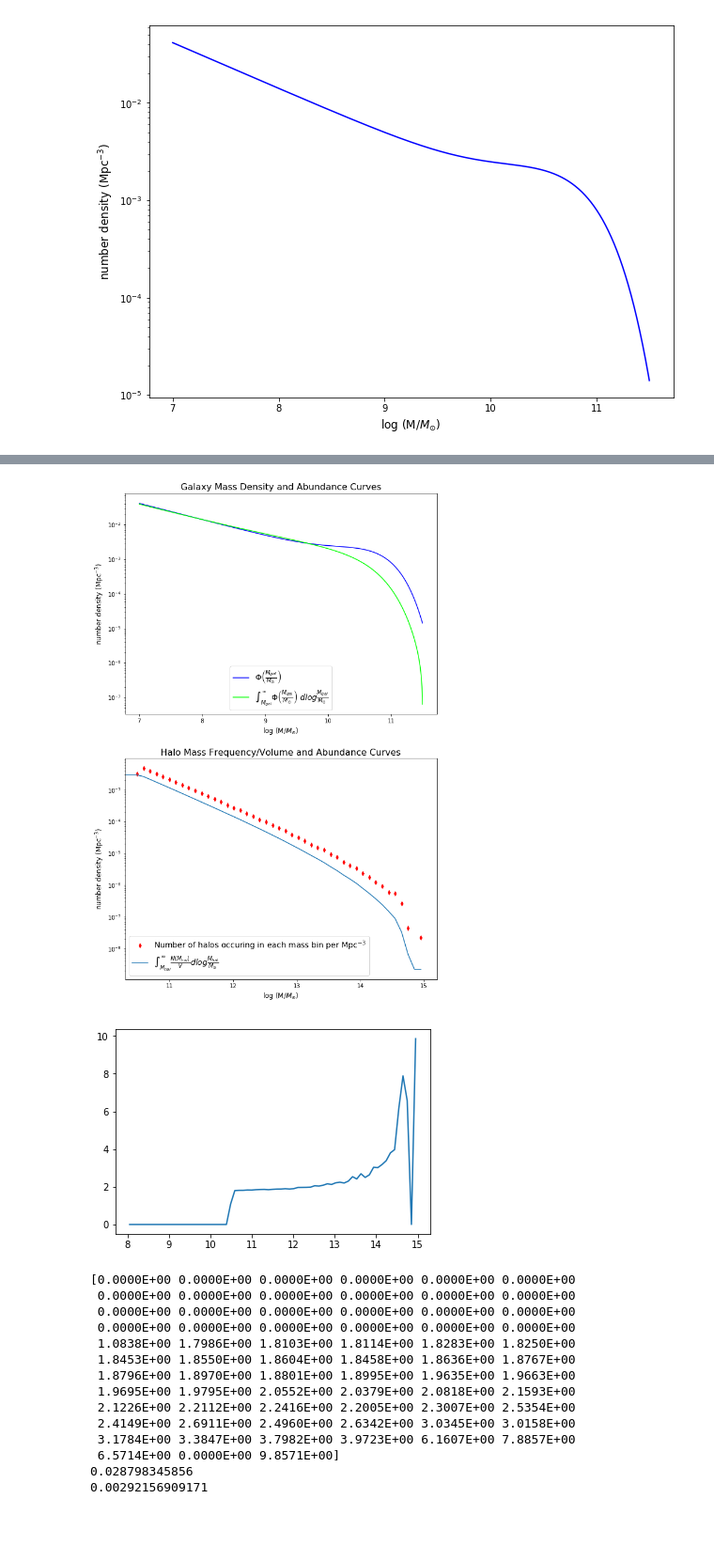
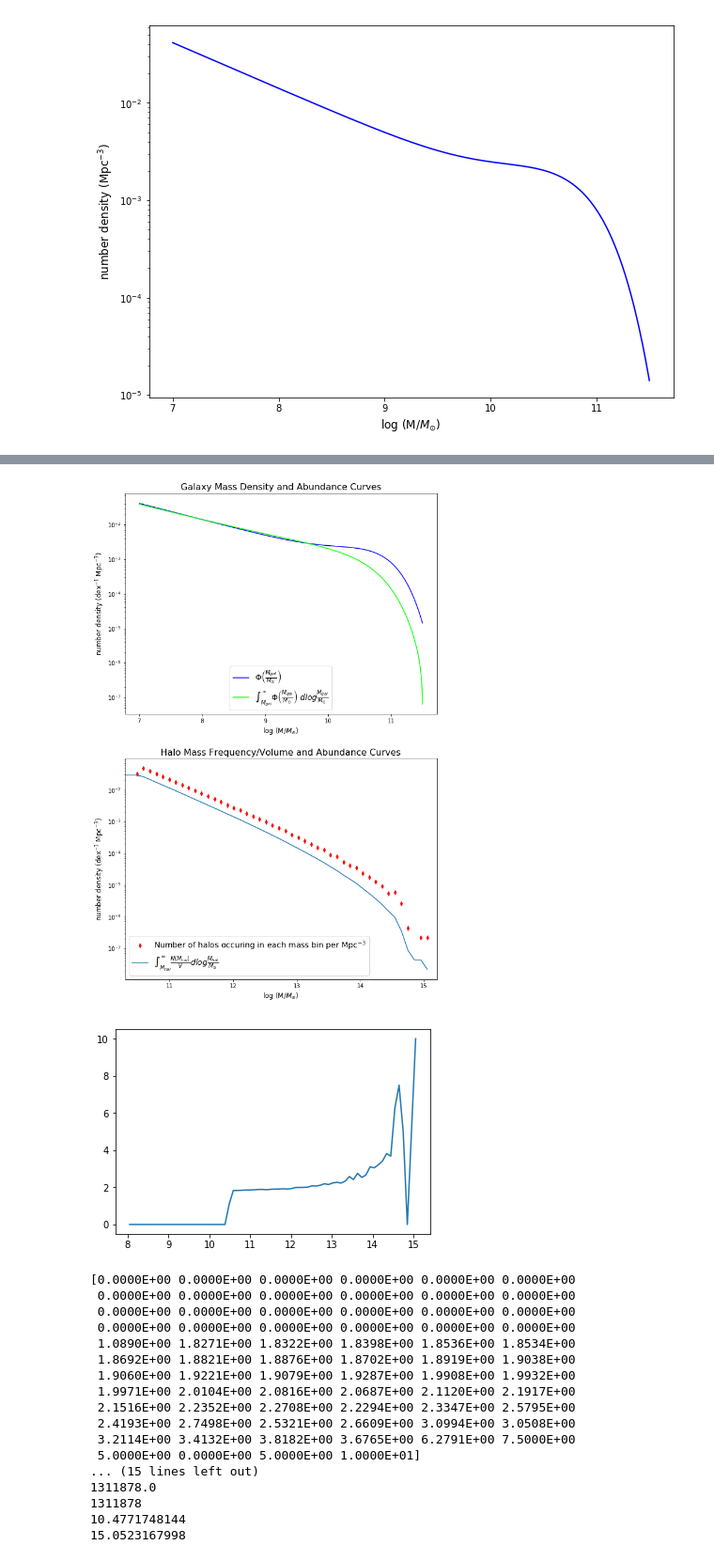
Before and after one commit to patricks1/Tinker, a Jupyter notebook: schechter.ipynb, the cells around one changed output, grey strips where cells are left out. Shown at 94% size. Cells and saved outputs as stored; diff of their text form; code cells hidden in the pictures; blank space fills up the shorter version.

```diff
--- a/schechter.ipynb
+++ b/schechter.ipynb
@@ -38,8 +44,12 @@ plt.show()
 # %% [output]
 [figure]
 # %%
-bins=np.logspace(8,15,(15.-8.)/0.1)
-logbins=np.log10(bins)
+#BINNING AND PLOTTING HALO MASS DENSITIES
+
+binsize=0.1 #Bin size is 0.1 dex
+#Creating the bins, which span from 8 dex to 15 dex:
+bins=np.logspace(8,15.1,(15.1-8.)/binsize+1) #non-exponential bins
+logbins=np.log10(bins) #bins in dex units
 
 fig=plt.figure(figsize=(10,25))
 
@@ -51,7 +61,8 @@ halomassplot.set_ylabel('number density (pure count)',fontsize=12)
 halomassplot.set_xlabel('$M_{hal}/M_{\odot}$',fontsize=12)
 halomassplot.set_title('Halo Mass Histogram',fontsize=15)
 
-halofreq=halofreq/(250./0.7)**3. #frequency per cubic megaparsec
+#Frequency per cubic Megaparsec (diving by bin size to make the function independent of binsize):
+halofreq=halofreq/(250./0.7)**3./binsize
 midbins = (binsout[1:]+binsout[:-1])/2.
 logmidbins=np.log10(midbins)
 
@@ -59,9 +70,15 @@ dotplot=fig.add_subplot(3,1,2)
 dotplot.plot(midbins,halofreq,'rd',markersize=5)
 dotplot.set_xscale('log')
 dotplot.set_yscale('log')
-dotplot.set_ylabel('number density ($Mpc^{-3}$)',fontsize=12)
+dotplot.set_ylabel('number density (dex$^{-1}$ Mpc$^{-3}$)',fontsize=12)
 dotplot.set_xlabel('$M_{hal}/M_{\odot}$',fontsize=12)
 dotplot.set_title('Halo Mass Frequency (per Bolshoi simulation volume)',fontsize=15)
 
 plt.show()
+
+##
+print np.log10(bins)
+print (2.-1.)/0.1
+print np.log10(np.logspace(1.,2.,(2.-1.)/binsize+1))
+##
 # %% [output]
@@ -118,56 +150,73 @@ galaxymassplt=fig.add_subplot(2,1,1)
 #Replot the galaxy mass density function created earlier
 galaxymassplt.semilogy(logmratio,phi,'b-',
                       label='$\\Phi \\left(\\frac{M_{gal}}{M_{\\odot}} \\right)$')
-galaxymassplt.set_ylabel('number density (Mpc$^{-3}$)',fontsize=12)
+galaxymassplt.set_ylabel('number density (dex$^{-1}$ Mpc$^{-3}$)',fontsize=12)
 galaxymassplt.set_xlabel('log (M/$M_{\odot}$)',fontsize=12)
 #Plot the area under the galaxy mass density function according to the integral from M_gal to inf
 galaxymassplt.semilogy(revlogmratio,galaxyarea,color=(0,1,0),
                        label='$\\int_{M_{gal}}^{\\infty}\\Phi \\left(\\frac{M_{gal}}{M_{\\odot}} \\right)\;'
                        'dlog\\frac{M_{gal}}{M_{\\odot}}$')
 galaxymassplt.legend(fontsize=14,loc='lower center')
 galaxymassplt.set_title('Galaxy Mass Density and Abundance Curves',fontsize=16)
 
 #CREATE THE ABUNDANCE CURVE FOR HALO MASS
-revhalofreq = np.flip(halofreq,0) #reverse the halo frequency array so I can calculate the area as the integral from M_hal to inf
-revlogmidbins = np.flip(logmidbins,0) #reverse the logmidbins array so I can plot the area later in the code
-dx_hal=(logbins.max()-logbins.min())/(len(logbins)-1)
+#reverse the halo frequency array so I can calculate the area as the integral
+#from M_hal to infinity:
+revhalofreq = np.flip(halofreq,0)
+#reverse the logmidbins array so I can plot the area later in the code:
+revlogmidbins = np.flip(logmidbins,0)
+#Create an array of the sum of all frequencies/Mpc^3 from M_hal to infinity, using revhalofreq, which
+#starts from the most massive halos and progresses to the least massive halos:
 sumdy_hal=np.array([revhalofreq[:i].sum() for i in np.arange(1,len(revhalofreq)+1,1)])
-haloarea=sumdy_hal*dx_hal
+#midpoint approximation of the the curve of integral of all HO frequencies/Mpc^3 from M_hal to
+#infinity:
+haloarea=sumdy_hal*binsize
 
 haloabundanceplt=fig.add_subplot(2,1,2)
 haloabundanceplt.semilogy(logmidbins,halofreq,'rd',markersize=5,label='Number of halos occuring in each mass bin per Mpc$^{-3}$')
 haloabundanceplt.semilogy(revlogmidbins,haloarea,label='$\\int_{M_{hal}}^{\infty}\\frac{N(M_{hal})}{V}dlog\\frac{M_{hal}}{M_{\odot}}$')
 haloabundanceplt.set_xlabel('log (M/$M_{\odot}$)',fontsize=12)
-haloabundanceplt.set_ylabel('number density (Mpc$^{-3}$)',fontsize=12)
+haloabundanceplt.set_ylabel('number density (dex$^{-1}$ Mpc$^{-3}$)',fontsize=12)
 haloabundanceplt.legend(fontsize=14)
 haloabundanceplt.set_title('Halo Mass Frequency/Volume and Abundance Curves',fontsize=16)
 haloabundanceplt.set_xlim(10.3,15.2)
 
 plt.savefig('Abundance Curves.png')
 plt.show()
 
+##DEBUGGING
 revhaloarea=np.flip(haloarea,0)
 plt.plot(logmidbins,halofreq/revhaloarea)
 plt.show()
 
 arr=halofreq/revhaloarea
 print arr
-print halomass.size/(250./0.7)**3.
+print''
+print halomass.size/(250./0.7)**3. #This is a test. With a bin that captures all the halos, this output is the number density of all halos in the universe per Megaparsec per dex.
 print np.max(haloarea)
+print haloarea*(250./0.7)**3.
+print np.max(haloarea*(250./0.7)**3.)
+print halomass.size
+print np.log10(np.min(halomass))
+print np.log10(np.max(halomass))
+##END DEBUGGING
 # %% [output]
-[figure, old version]
+[figure, new version]
-[figure, old version]
+[figure, new version]
 [0.0000E+00 0.0000E+00 0.0000E+00 0.0000E+00 0.0000E+00 0.0000E+00
  0.0000E+00 0.0000E+00 0.0000E+00 0.0000E+00 0.0000E+00 0.0000E+00
  0.0000E+00 0.0000E+00 0.0000E+00 0.0000E+00 0.0000E+00 0.0000E+00
  0.0000E+00 0.0000E+00 0.0000E+00 0.0000E+00 0.0000E+00 0.0000E+00
- 1.0838E+00 1.7986E+00 1.8103E+00 1.8114E+00 1.8283E+00 1.8250E+00
- 1.8453E+00 1.8550E+00 1.8604E+00 1.8458E+00 1.8636E+00 1.8767E+00
- 1.8796E+00 1.8970E+00 1.8801E+00 1.8995E+00 1.9635E+00 1.9663E+00
- 1.9695E+00 1.9795E+00 2.0552E+00 2.0379E+00 2.0818E+00 2.1593E+00
- 2.1226E+00 2.2112E+00 2.2416E+00 2.2005E+00 2.3007E+00 2.5354E+00
- 2.4149E+00 2.6911E+00 2.4960E+00 2.6342E+00 3.0345E+00 3.0158E+00
- 3.1784E+00 3.3847E+00 3.7982E+00 3.9723E+00 6.1607E+00 7.8857E+00
- 6.5714E+00 0.0000E+00 9.8571E+00]
-0.028798345856
-0.00292156909171
+ 1.0890E+00 1.8271E+00 1.8322E+00 1.8398E+00 1.8536E+00 1.8534E+00
+ 1.8692E+00 1.8821E+00 1.8876E+00 1.8702E+00 1.8919E+00 1.9038E+00
+ 1.9060E+00 1.9221E+00 1.9079E+00 1.9287E+00 1.9908E+00 1.9932E+00
+ 1.9971E+00 2.0104E+00 2.0816E+00 2.0687E+00 2.1120E+00 2.1917E+00
+ 2.1516E+00 2.2352E+00 2.2708E+00 2.2294E+00 2.3347E+00 2.5795E+00
+ 2.4193E+00 2.7498E+00 2.5321E+00 2.6609E+00 3.0994E+00 3.0508E+00
+ 3.2114E+00 3.4132E+00 3.8182E+00 3.6765E+00 6.2791E+00 7.5000E+00
+ 5.0000E+00 0.0000E+00 5.0000E+00 1.0000E+01]
+... (15 lines left out)
+1311878.0
+1311878
+10.4771748144
+15.0523167998
```
Also changed, not shown: parts of 7 cells of this notebook.
